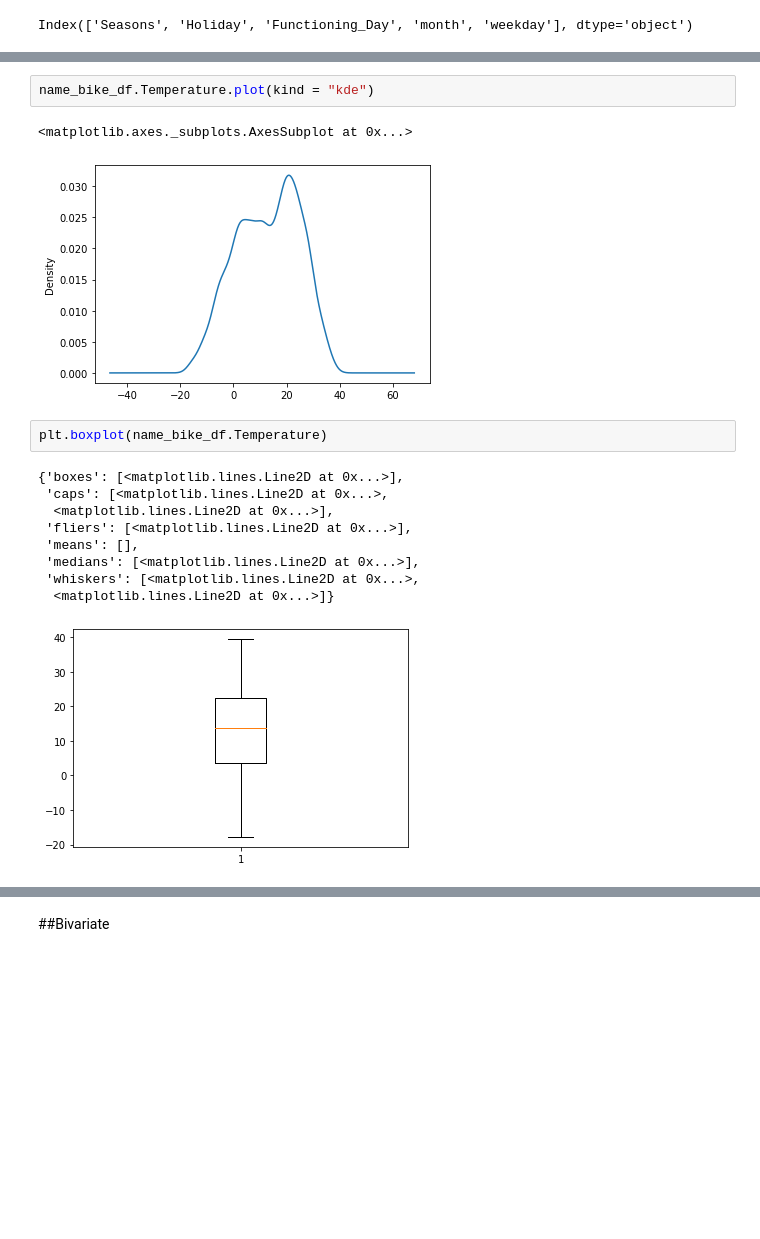
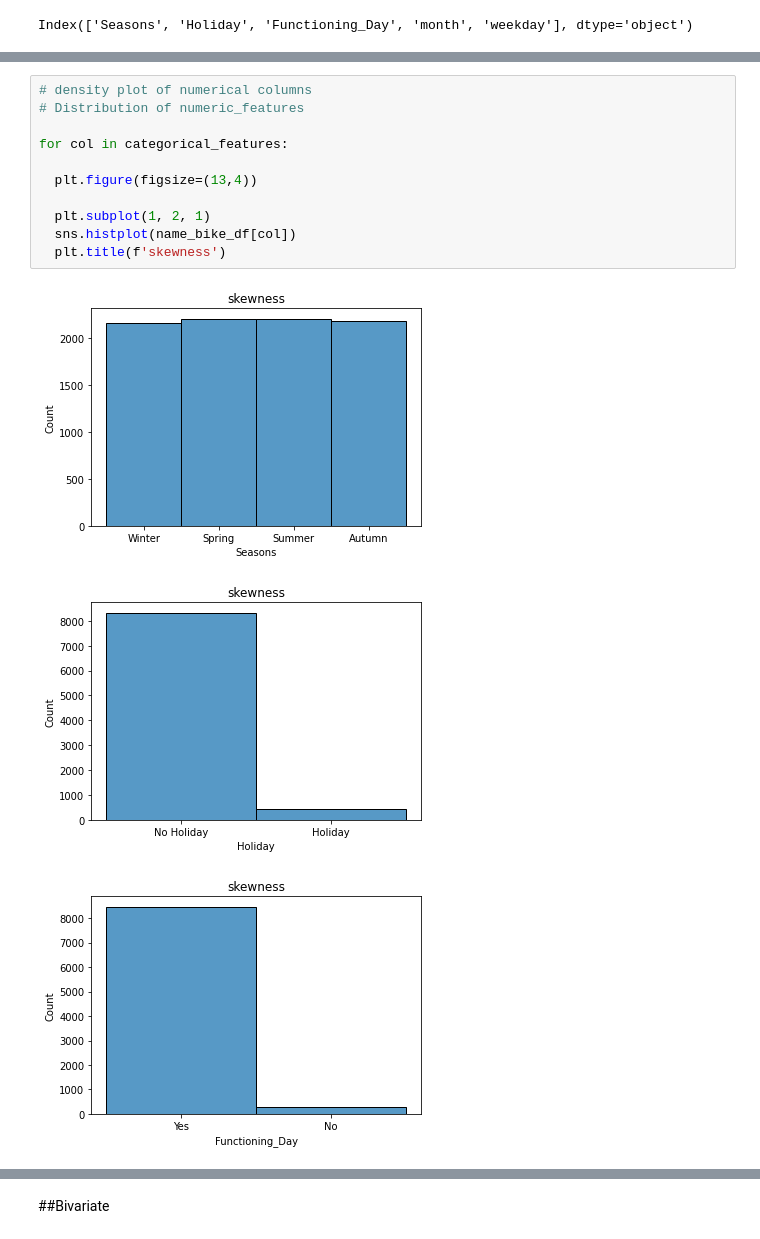
Before and after one commit to GODxFATHER/Bike-Sharing-Demand-Prediction, a Jupyter notebook: Bike_Sharing_Demand_Prediction_Capstone_Project.ipynb, the cells around one changed output, grey strips where cells are left out. Saved outputs shown, nothing was run; the diff lists cells and outputs as text; blank space fills up the shorter version.

```diff
--- a/Bike_Sharing_Demand_Prediction_Capstone_Project.ipynb
+++ b/Bike_Sharing_Demand_Prediction_Capstone_Project.ipynb
@@ -266,17 +281,15 @@ Text(0.5, 1.0, 'boxplot')
-# %%
-name_bike_df.Temperature.plot(kind = "kde")
-# %% [output]
-<matplotlib.axes._subplots.AxesSubplot at 0x...>
-[figure, removed]
-# %%
-plt.boxplot(name_bike_df.Temperature)
-# %% [output]
-{'boxes': [<matplotlib.lines.Line2D at 0x...>],
- 'caps': [<matplotlib.lines.Line2D at 0x...>,
-  <matplotlib.lines.Line2D at 0x...>],
- 'fliers': [<matplotlib.lines.Line2D at 0x...>],
- 'means': [],
- 'medians': [<matplotlib.lines.Line2D at 0x...>],
- 'whiskers': [<matplotlib.lines.Line2D at 0x...>,
-  <matplotlib.lines.Line2D at 0x...>]}
-[figure, removed]
+# %%
+# density plot of numerical columns
+# Distribution of numeric_features
+
+for col in categorical_features:
+
+  plt.figure(figsize=(13,4))
+
+  plt.subplot(1, 2, 1)
+  sns.histplot(name_bike_df[col])
+  plt.title(f'skewness')
+# %% [output]
+[figure, added]
+[figure, added]
+[figure, added]
```
Also changed, not shown: parts of 7 cells of this notebook.
